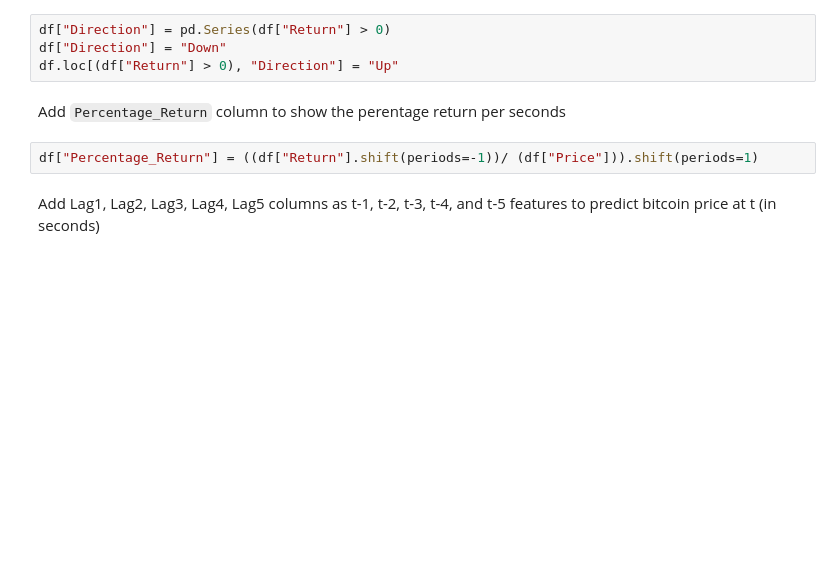
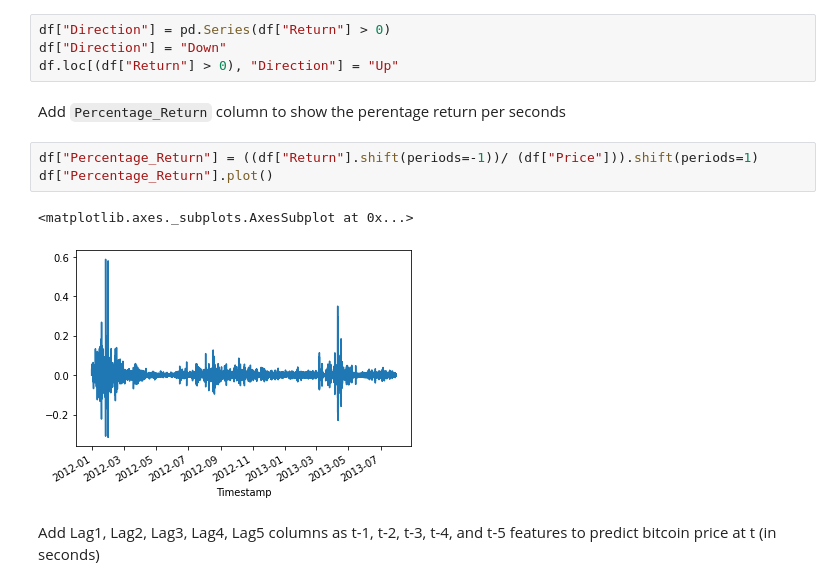
Before and after one commit to zhouchun0105/BA780-project, a Jupyter notebook: BA780.ipynb, the cells around one changed output. Saved outputs shown, nothing was run; the diff lists cells and outputs as text; blank space fills up the shorter version.

```diff
--- a/BA780.ipynb
+++ b/BA780.ipynb
@@ -48,6 +80,10 @@ df.loc[(df["Return"] > 0), "Direction"] = "Up"
 Add `Percentage_Return` column to show the perentage return per seconds
 # %%
 df["Percentage_Return"] = ((df["Return"].shift(periods=-1))/ (df["Price"])).shift(periods=1)
+df["Percentage_Return"].plot()
+# %% [output]
+<matplotlib.axes._subplots.AxesSubplot at 0x...>
+[figure, added]
 # %% [markdown]
 Add Lag1, Lag2, Lag3, Lag4, Lag5 columns as t-1, t-2, t-3, t-4, and t-5 features to predict bitcoin price at t (in seconds)
 # %%
```
Also changed, not shown: parts of 11 cells of this notebook.
